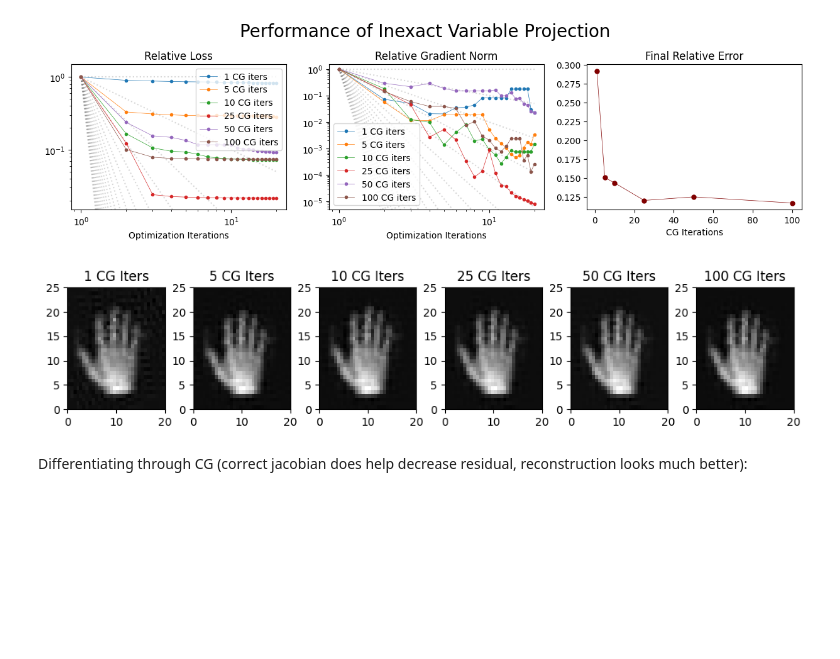
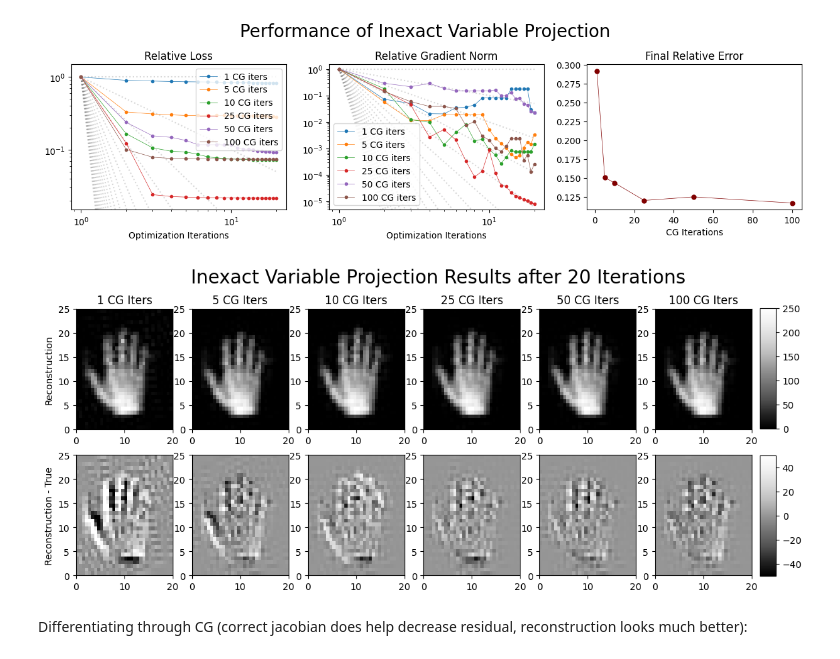
Before and after one commit to wdwatson2/ImgRegPytorchProject, a Jupyter notebook: scripts/test_InexactCG.ipynb, the cells around one changed output. Saved outputs shown, nothing was run; the diff lists cells and outputs as text; code cells hidden in the pictures; blank space fills up the shorter version.

```diff
--- a/scripts/test_InexactCG.ipynb
+++ b/scripts/test_InexactCG.ipynb
@@ -504,15 +523,40 @@ plt.savefig('../results/figs/CG_iter_test.pdf', bbox_inches='tight')
 plt.show()
 # %% [output]
 [figure]
-# %%
-fig, ax = plt.subplots(1, len(CG_iters), figsize=(12,2))
-
-for i in range(len(CG_iters)):
-    plt.sca(ax[i])
-    view_image_2d(f0_grads[i],domain_R)
-    plt.title("{} CG Iters".format(CG_iters[i]))
-# %% [output]
-[figure, removed]
+# %%
+fig, ax = plt.subplots(2, len(CG_iters), figsize=(12,4))
+
+for i in range(len(CG_iters)):
+    #ax[0,i].axis('off')
+    #ax[1,i].axis('off')
+
+    plt.sca(ax[0,i])
+    im_0 = view_image_2d(f0_grads[i],domain_R, kwargs={'clim':(0,250), 'cmap':'Greys_r'})
+    plt.title("{} CG Iters".format(CG_iters[i]))
+
+    plt.sca(ax[1,i])
+    im_1 = view_image_2d(f0_grads[i] - R,domain_R, kwargs={'clim':(-50,50), 'cmap':'Greys_r'})
+
+ax[0,0].set_ylabel("Reconstruction")
+ax[1,0].set_ylabel("Reconstruction - True")
+
+fig.subplots_adjust(0,0,.84,1)
+
+# Create colorbar axes
+cbar_ax1 = fig.add_axes([0.85, 0.55, 0.02, 0.45])  # x, y, width, height
+cbar_ax2 = fig.add_axes([0.85, 0.0, 0.02, 0.45])
+
+# Create colorbars in the new axes
+cbar1 = plt.colorbar(im_0, cax=cbar_ax1)
+cbar2 = plt.colorbar(im_1, cax=cbar_ax2)
+
+plt.suptitle('Inexact Variable Projection Results after 20 Iterations', y = 1.15, x=.45, size=20)
+
+plt.savefig('../results/figs/CG_iter_refs.pdf', bbox_inches='tight')
+
+plt.show()
+# %% [output]
+[figure, added]
 # %% [markdown]
 Differentiating through CG (correct jacobian does help decrease residual, reconstruction looks much better):
 # %%
```
Also changed, not shown: parts of 1 cell of this notebook, 5 other files.
